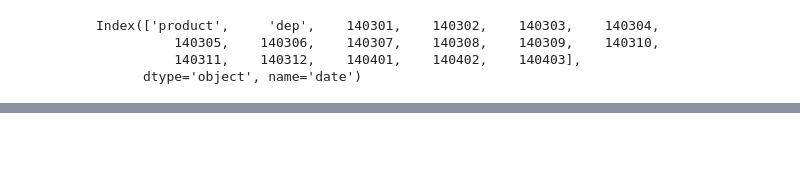
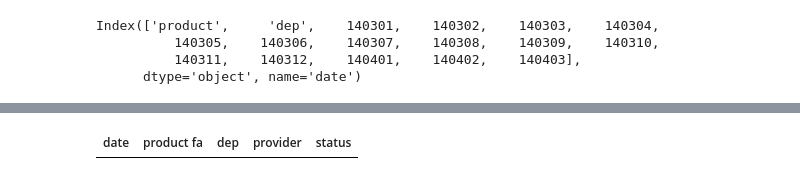
Before and after one commit to ki94mach/PharmProd_Forecast, a Jupyter notebook: src/test.ipynb, the cells around one changed output, grey strips where cells are left out. Drawn from its saved outputs; the diff is of its cells as text; code cells hidden in the pictures; blank space fills up the shorter version.

```diff
--- a/src/test.ipynb
+++ b/src/test.ipynb
@@ -234,0 +371,11 @@ workbook.close()
+# %%
+pivot =forecast_total_df_mod[
+    forecast_total_df_mod['date'] >= 140304].pivot_table(
+        index=['product fa', 'dep', 'provider', 'status'],
+        columns='date',
+        values='forecast',
+        ).reset_index()
+# %%
+pivot
+# %% [output]
+| date | product fa | dep | provider | status |
```
Also changed, not shown: parts of 15 cells of this notebook, 1 other file.
